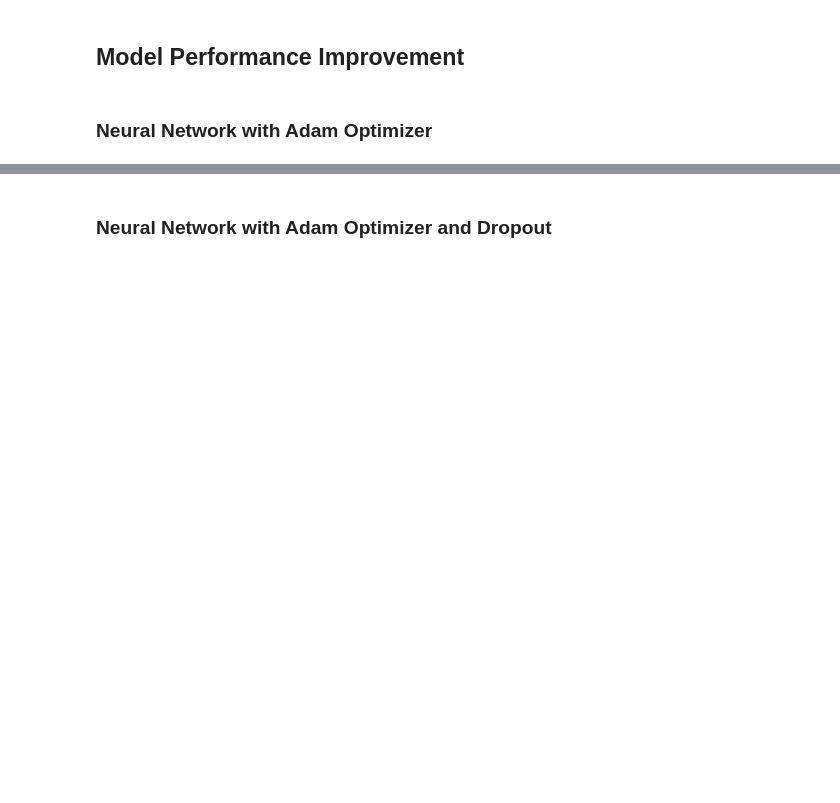
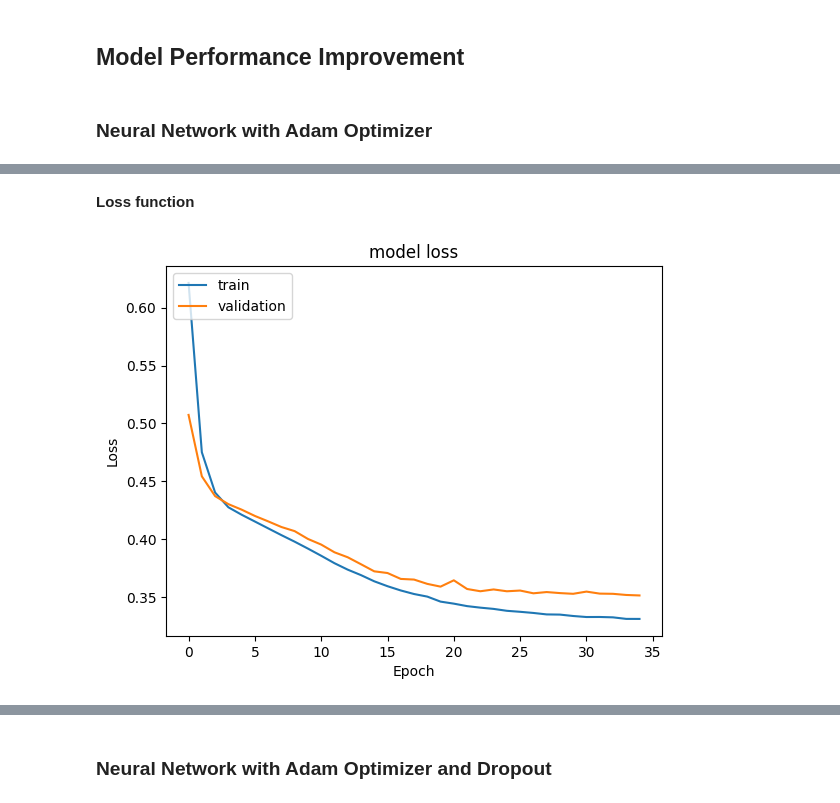
Before and after one commit to nirajguru/machine-learning-projects, a Jupyter notebook: bank-churn/notebook/Bank_Churn_Proj7_Niraj.ipynb, the cells around one changed output, grey strips where cells are left out. Drawn from its saved outputs; the diff is of its cells as text; code cells hidden in the pictures; blank space fills up the shorter version.

```diff
--- a/bank-churn/notebook/Bank_Churn_Proj7_Niraj.ipynb
+++ b/bank-churn/notebook/Bank_Churn_Proj7_Niraj.ipynb
@@ -669,0 +836,23 @@ valid_metric_df = pd.DataFrame(columns=["recall"])
+# %%
+#Initializing the neural network
+model_1 = Sequential()
+# Add the input layer
+model_1.add(Dense(16,
+                  activation='relu',
+                  input_dim = X_train.shape[1]))
+#Add a hidden layer with 8 neurons
+model_1.add(Dense(8,
+                  activation='relu'))
+# Add the output layer
+model_1.add(Dense(1, activation = 'sigmoid'))
+# %%
+#Use Adam as the optimizer.
+optimizer = tf.keras.optimizers.Adam(0.001)
+
+#Select recall as the metric
+metric = keras.metrics.Recall()
+# %%
+# Complete the code to compile the model with binary cross entropy as loss function and recall as the metric
+model_1.compile(loss='binary_crossentropy',
+                optimizer=optimizer,
+                metrics=[metric])
@@ -669,0 +877,9 @@ valid_metric_df = pd.DataFrame(columns=["recall"])
+# %%
+#Fitting the ANN
+history_1 = model_1.fit(
+    X_train,y_train,
+    batch_size=32, ## Set batch size to 32
+    validation_data=(X_val,y_val),
+    epochs=35, ## Set epochs to 35
+    verbose=1
+)
@@ -669,0 +904,13 @@ valid_metric_df = pd.DataFrame(columns=["recall"])
+# %% [markdown]
+**Loss function**
+# %%
+#Plotting Train Loss vs Validation Loss
+plt.plot(history_1.history['loss'])
+plt.plot(history_1.history['val_loss'])
+plt.title('model loss')
+plt.ylabel('Loss')
+plt.xlabel('Epoch')
+plt.legend(['train', 'validation'], loc='upper left')
+plt.show()
+# %% [output]
+[figure, added]
```
Also changed, not shown: parts of 129 cells of this notebook.
